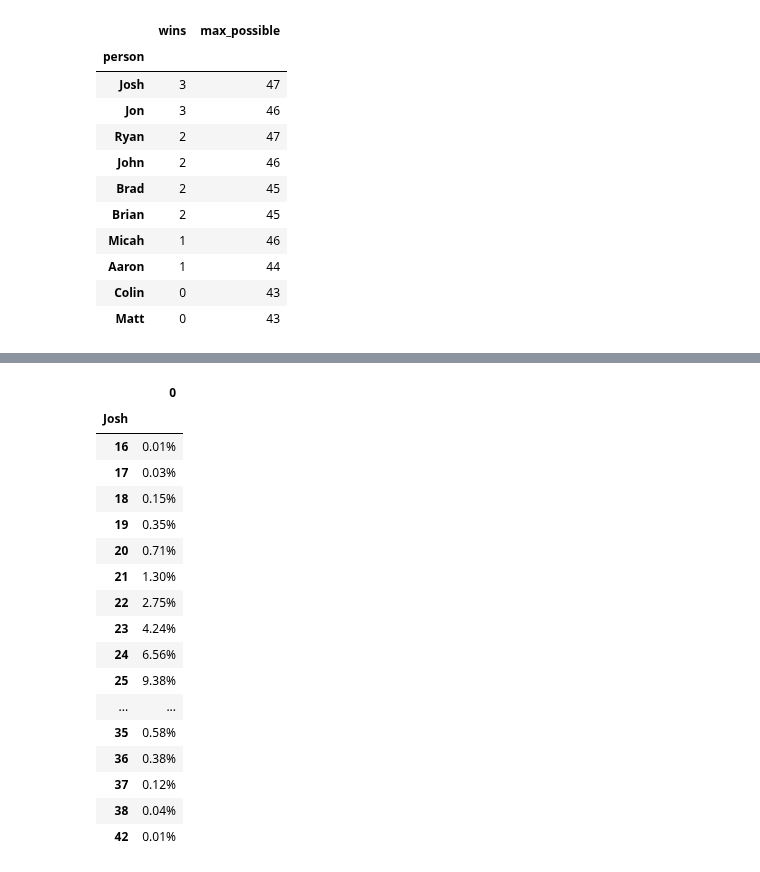
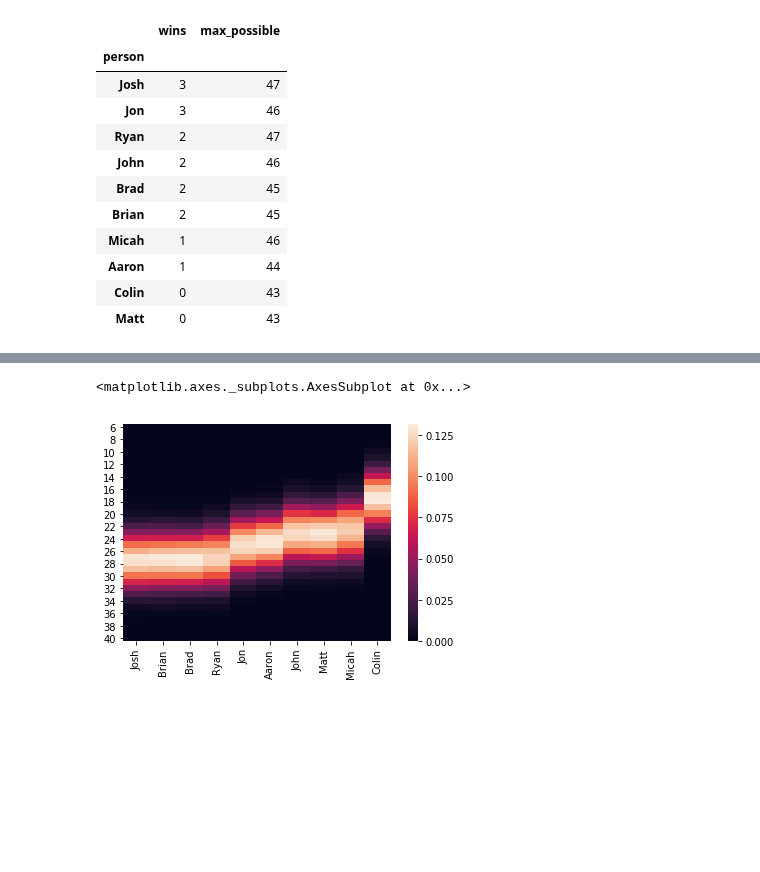
Before and after one commit to rytido/justfun, a Jupyter notebook: WinsPool.ipynb, the cells around one changed output, grey strips where cells are left out. Drawn from its saved outputs; the diff is of its cells as text; code cells hidden in the pictures; blank space fills up the shorter version.

```diff
--- a/WinsPool.ipynb
+++ b/WinsPool.ipynb
@@ -206,22 +220,15 @@ formatted.to_csv("probabilities.txt", sep=" ", header=False)
+# %%
+person_sort = probs.sort_values("1", ascending=False).index
 # %%
 # score distribution for individual players
-pd.DataFrame(df_wins.groupby("Josh").size() / n_sims).style.format("{:.2%}")
+dist_df = []
+for person in persons:
+    dist_df.append(pd.DataFrame(df_wins.groupby(person).size() / n_sims))
+
+dist_df = pd.concat(dist_df, axis=1).fillna(0)
+dist_df.columns = persons
+#dist_df.style.format("{:.1%}")
+sns.heatmap(dist_df[person_sort], annot=False)
 # %% [output]
-|  | 0 |
-| Josh |  |
-| 16 | 0.01% |
-| 17 | 0.03% |
-| 18 | 0.15% |
-| 19 | 0.35% |
-| 20 | 0.71% |
-| 21 | 1.30% |
-| 22 | 2.75% |
-| 23 | 4.24% |
-| 24 | 6.56% |
-| 25 | 9.38% |
-| ... | ... |
-| 35 | 0.58% |
-| 36 | 0.38% |
-| 37 | 0.12% |
-| 38 | 0.04% |
-| 42 | 0.01% |
+<matplotlib.axes._subplots.AxesSubplot at 0x...>
+[figure, added]
```
Also changed, not shown: parts of 6 cells of this notebook, 3 other files.
